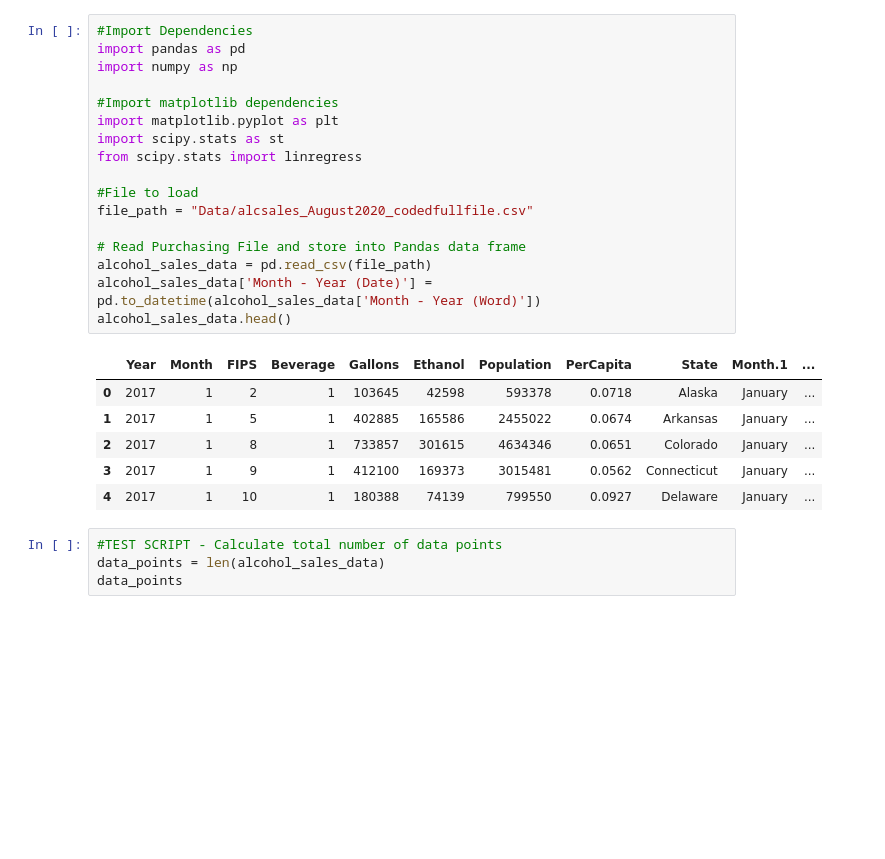
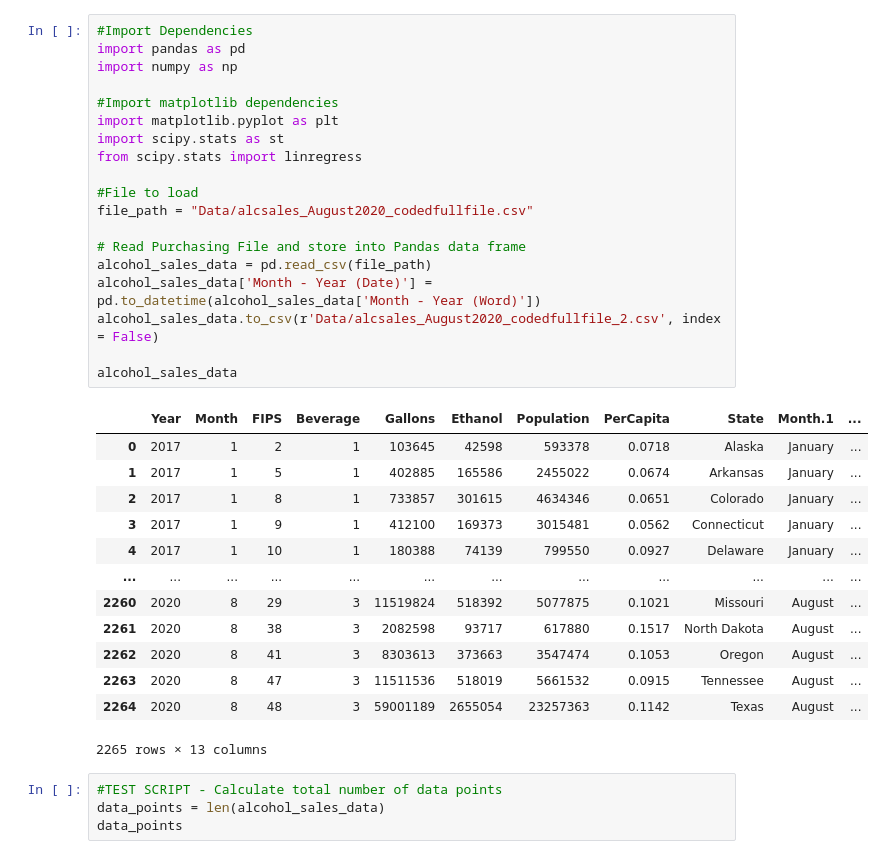
Before and after one commit to shadeetabasi/data-analysis-project-1, a Jupyter notebook: shadee/AlcoholSales_DataClean.ipynb, the cells around one changed output. Drawn from its saved outputs; the diff is of its cells as text; blank space fills up the shorter version.

```diff
--- a/shadee/AlcoholSales_DataClean.ipynb
+++ b/shadee/AlcoholSales_DataClean.ipynb
@@ -1,27 +1,36 @@
 # %%
 #Import Dependencies
 import pandas as pd
 import numpy as np
 
 #Import matplotlib dependencies
 import matplotlib.pyplot as plt
 import scipy.stats as st
 from scipy.stats import linregress
 
 #File to load
 file_path = "Data/alcsales_August2020_codedfullfile.csv"
 
 # Read Purchasing File and store into Pandas data frame
 alcohol_sales_data = pd.read_csv(file_path)
 alcohol_sales_data['Month - Year (Date)'] = pd.to_datetime(alcohol_sales_data['Month - Year (Word)'])
-alcohol_sales_data.head()
+alcohol_sales_data.to_csv(r'Data/alcsales_August2020_codedfullfile_2.csv', index = False)
+
+alcohol_sales_data
 # %% [output]
 |  | Year | Month | FIPS | Beverage | Gallons | Ethanol | Population | PerCapita | State | Month.1 | ... |
 | 0 | 2017 | 1 | 2 | 1 | 103645 | 42598 | 593378 | 0.0718 | Alaska | January | ... |
 | 1 | 2017 | 1 | 5 | 1 | 402885 | 165586 | 2455022 | 0.0674 | Arkansas | January | ... |
 | 2 | 2017 | 1 | 8 | 1 | 733857 | 301615 | 4634346 | 0.0651 | Colorado | January | ... |
 | 3 | 2017 | 1 | 9 | 1 | 412100 | 169373 | 3015481 | 0.0562 | Connecticut | January | ... |
 | 4 | 2017 | 1 | 10 | 1 | 180388 | 74139 | 799550 | 0.0927 | Delaware | January | ... |
+| ... | ... | ... | ... | ... | ... | ... | ... | ... | ... | ... | ... |
+| 2260 | 2020 | 8 | 29 | 3 | 11519824 | 518392 | 5077875 | 0.1021 | Missouri | August | ... |
+| 2261 | 2020 | 8 | 38 | 3 | 2082598 | 93717 | 617880 | 0.1517 | North Dakota | August | ... |
+| 2262 | 2020 | 8 | 41 | 3 | 8303613 | 373663 | 3547474 | 0.1053 | Oregon | August | ... |
+| 2263 | 2020 | 8 | 47 | 3 | 11511536 | 518019 | 5661532 | 0.0915 | Tennessee | August | ... |
+| 2264 | 2020 | 8 | 48 | 3 | 59001189 | 2655054 | 23257363 | 0.1142 | Texas | August | ... |
+2265 rows × 13 columns
 # %%
 #TEST SCRIPT - Calculate total number of data points
 data_points = len(alcohol_sales_data)
```
Also changed, not shown: parts of 10 cells of this notebook, 4 other files.
